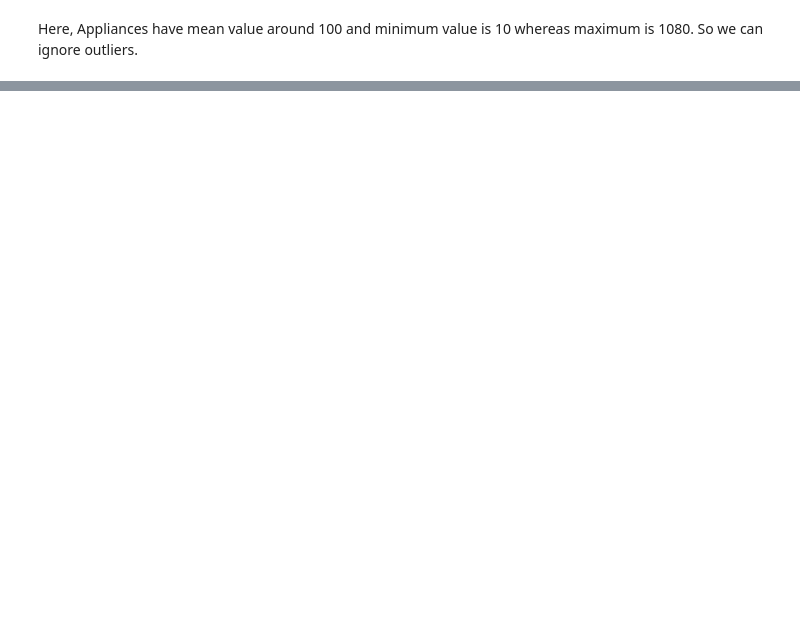
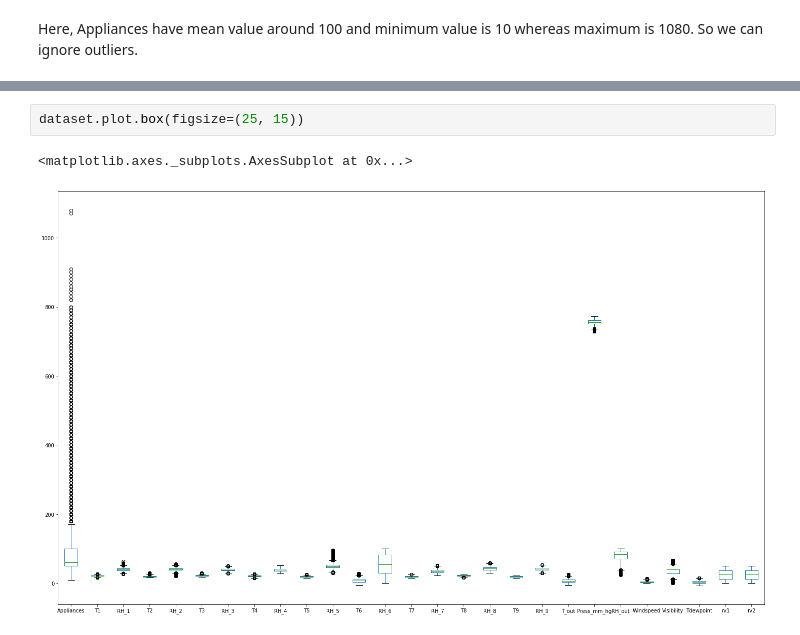
Before and after one commit to meetdelvadiya/Appliance-Energy-Prediction, a Jupyter notebook: Appliance_Energy_Prediction_Project_Meet_Delvadiya.ipynb, the cells around one changed output, grey strips where cells are left out. Cells and saved outputs as stored; diff of their text form; blank space fills up the shorter version.

```diff
--- a/Appliance_Energy_Prediction_Project_Meet_Delvadiya.ipynb
+++ b/Appliance_Energy_Prediction_Project_Meet_Delvadiya.ipynb
@@ -164,0 +197,5 @@ Here, Appliances have mean value around 100 and minimum value is 10 whereas maxi
+# %%
+dataset.plot.box(figsize=(25, 15))
+# %% [output]
+<matplotlib.axes._subplots.AxesSubplot at 0x...>
+[figure, added]
```
Also changed, not shown: parts of 12 cells of this notebook.
